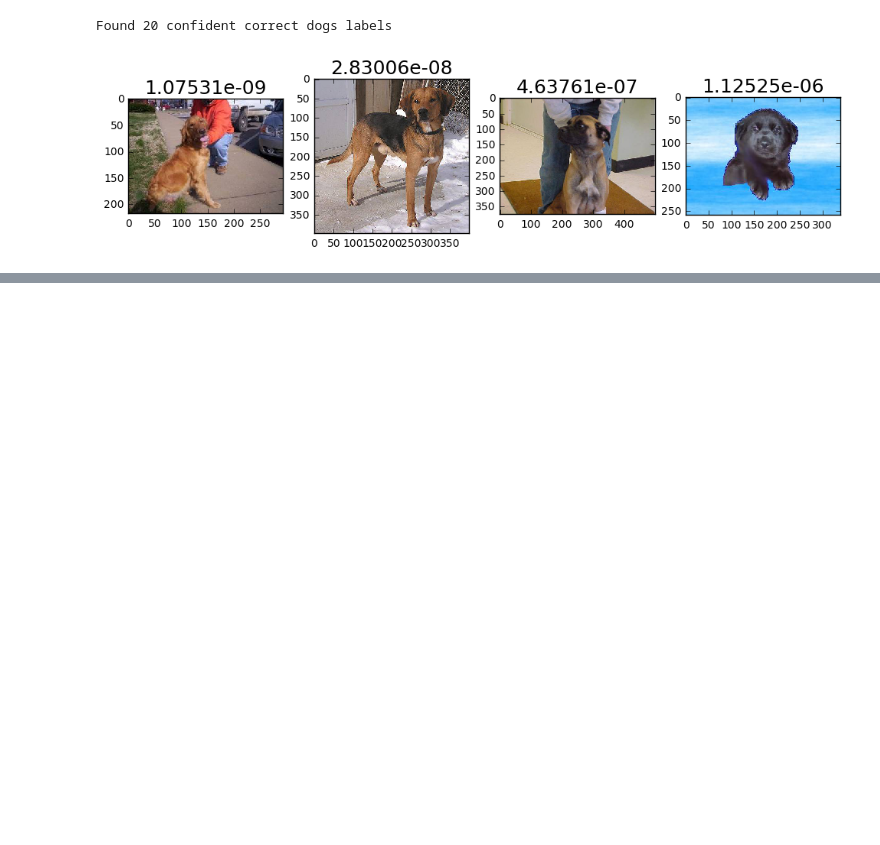
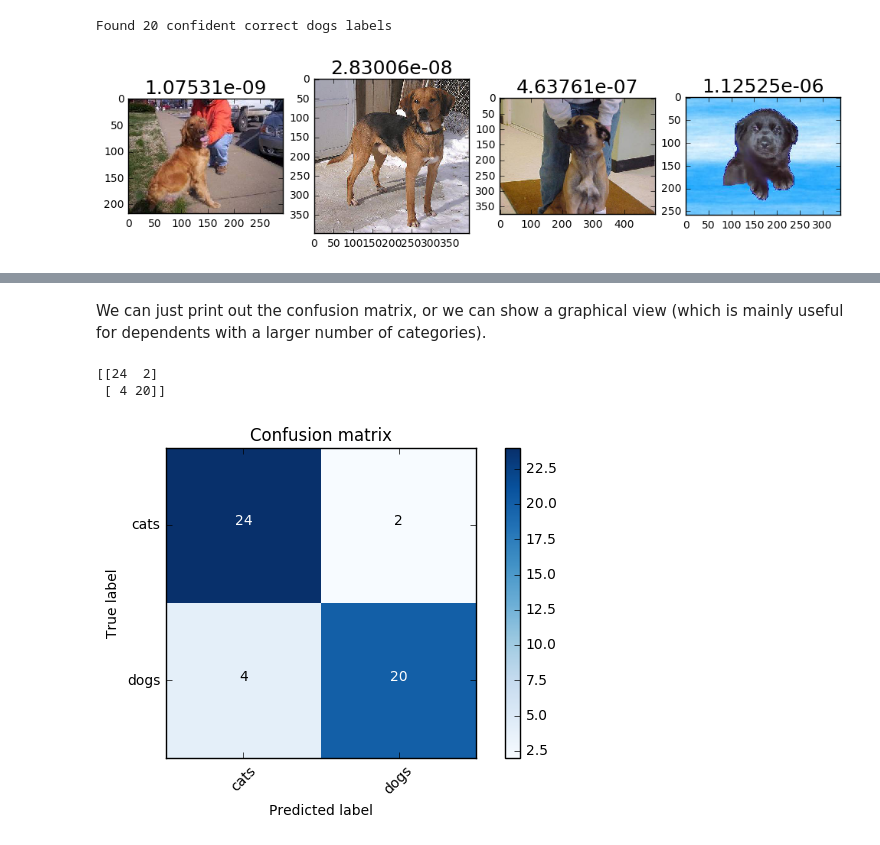
Before and after one commit to asunar/courses, a Jupyter notebook: deeplearning1/nbs/lesson1/redux.ipynb, the cells around one changed output, grey strips where cells are left out. Saved outputs shown, nothing was run; the diff lists cells and outputs as text; code cells hidden in the pictures; blank space fills up the shorter version.

```diff
--- a/deeplearning1/nbs/lesson1/redux.ipynb
+++ b/deeplearning1/nbs/lesson1/redux.ipynb
@@ -384,0 +404,11 @@ if len(incorrect_cats):
+# %%
+from sklearn.metrics import confusion_matrix
+cm = confusion_matrix(expected_labels, our_labels)
+# %% [markdown]
+We can just print out the confusion matrix, or we can show a graphical view (which is mainly useful for dependents with a larger number of categories).
+# %%
+plot_confusion_matrix(cm, val_batches.class_indices)
+# %% [output]
+[[24  2]
+ [ 4 20]]
+[figure, added]
```
Also changed, not shown: parts of 7 cells of this notebook.
